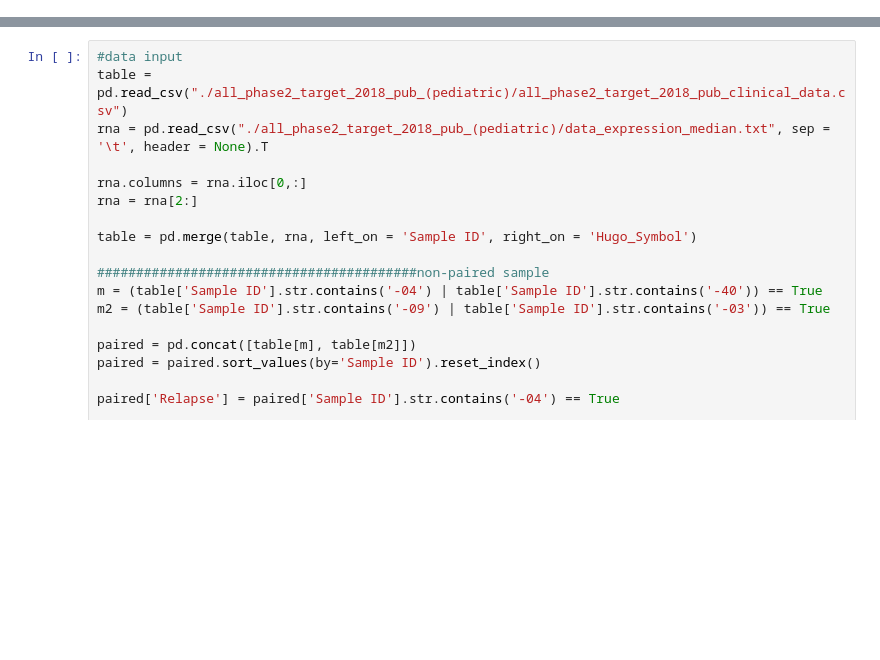
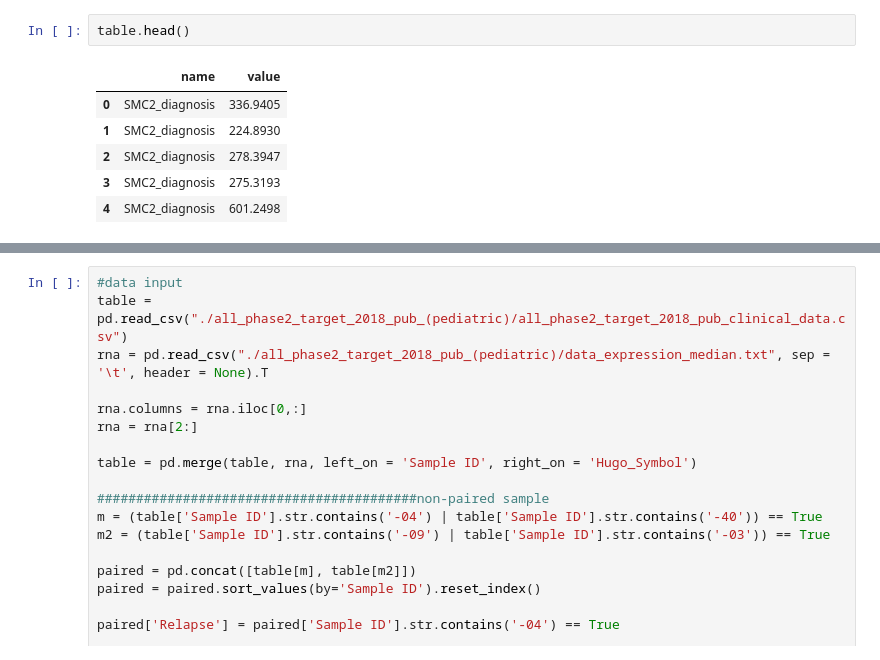
Before and after one commit to boringariel/Data_preprocessing, a Jupyter notebook: ALL_SMC_plot.ipynb, the cells around one changed output, grey strips where cells are left out. Drawn from its saved outputs; the diff is of its cells as text; blank space fills up the shorter version.

```diff
--- a/ALL_SMC_plot.ipynb
+++ b/ALL_SMC_plot.ipynb
@@ -14,0 +61,9 @@ pal = sns.diverging_palette(127.7, 12.2, l=53.4, n=255, center="dark")
+# %%
+table.head()
+# %% [output]
+|  | name | value |
+| 0 | SMC2_diagnosis | 336.9405 |
+| 1 | SMC2_diagnosis | 224.8930 |
+| 2 | SMC2_diagnosis | 278.3947 |
+| 3 | SMC2_diagnosis | 275.3193 |
+| 4 | SMC2_diagnosis | 601.2498 |
```
Also changed, not shown: parts of 20 cells of this notebook.
